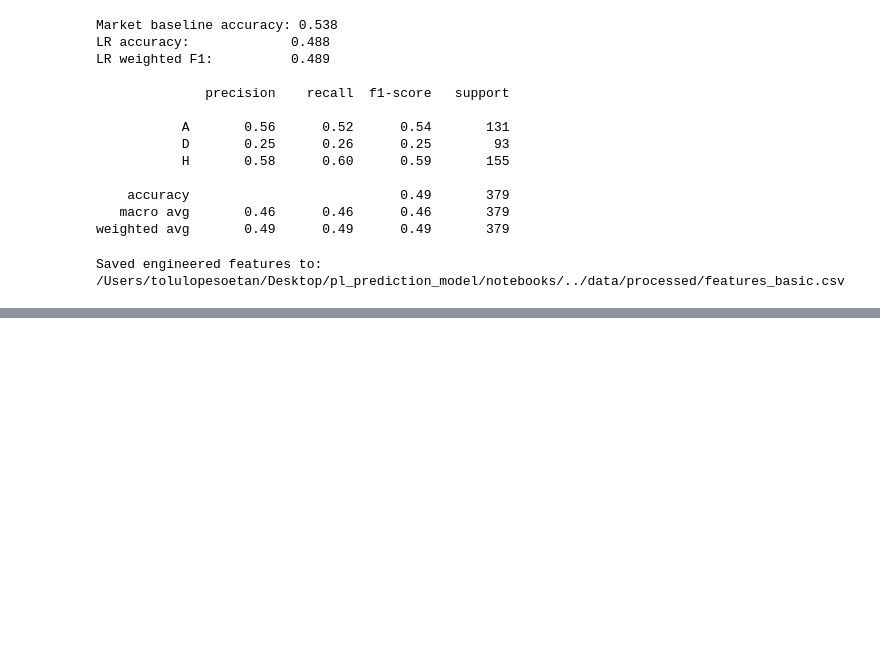
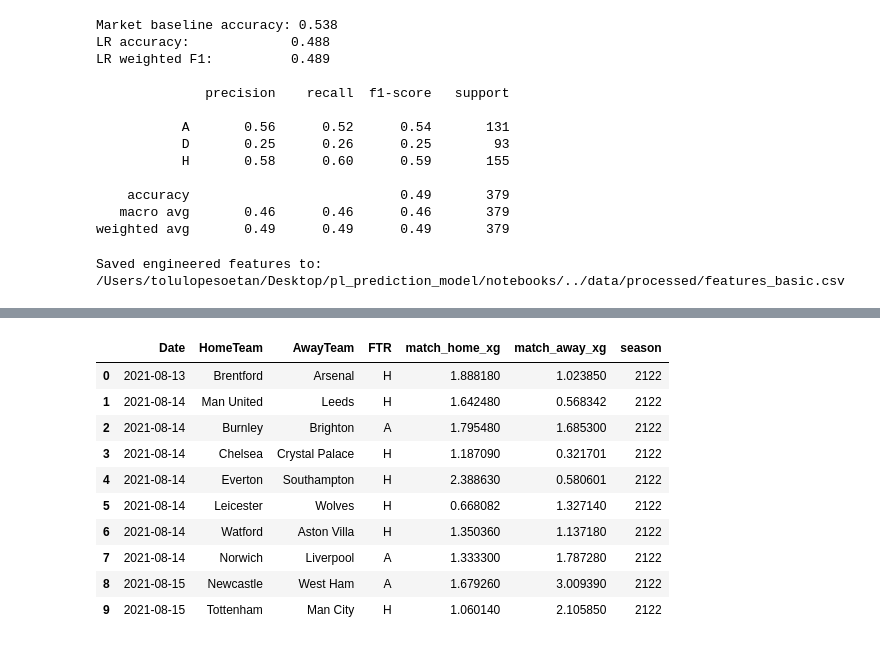
Before and after one commit to tolulopesoetan/pl_prediction_model, a Jupyter notebook: notebooks/01_data_ingestion_and_preprocessing.ipynb, the cells around one changed output, grey strips where cells are left out. Saved outputs shown, nothing was run; the diff lists cells and outputs as text; code cells hidden in the pictures; blank space fills up the shorter version.

```diff
--- a/notebooks/01_data_ingestion_and_preprocessing.ipynb
+++ b/notebooks/01_data_ingestion_and_preprocessing.ipynb
@@ -468,0 +578,24 @@ Saved engineered features to: /Users/tolulopesoetan/Desktop/pl_prediction_model/
+# %%
+raw_xg[
+    [
+        "Date",
+        "HomeTeam",
+        "AwayTeam",
+        "FTR",
+        "match_home_xg",
+        "match_away_xg",
+        "season",
+    ]
+].head(10)
+# %% [output]
+|  | Date | HomeTeam | AwayTeam | FTR | match_home_xg | match_away_xg | season |
+| 0 | 2021-08-13 | Brentford | Arsenal | H | 1.888180 | 1.023850 | 2122 |
+| 1 | 2021-08-14 | Man United | Leeds | H | 1.642480 | 0.568342 | 2122 |
+| 2 | 2021-08-14 | Burnley | Brighton | A | 1.795480 | 1.685300 | 2122 |
+| 3 | 2021-08-14 | Chelsea | Crystal Palace | H | 1.187090 | 0.321701 | 2122 |
+| 4 | 2021-08-14 | Everton | Southampton | H | 2.388630 | 0.580601 | 2122 |
+| 5 | 2021-08-14 | Leicester | Wolves | H | 0.668082 | 1.327140 | 2122 |
+| 6 | 2021-08-14 | Watford | Aston Villa | H | 1.350360 | 1.137180 | 2122 |
+| 7 | 2021-08-14 | Norwich | Liverpool | A | 1.333300 | 1.787280 | 2122 |
+| 8 | 2021-08-15 | Newcastle | West Ham | A | 1.679260 | 3.009390 | 2122 |
+| 9 | 2021-08-15 | Tottenham | Man City | H | 1.060140 | 2.105850 | 2122 |
```
Also changed, not shown: parts of 5 cells of this notebook, 4 other files.
